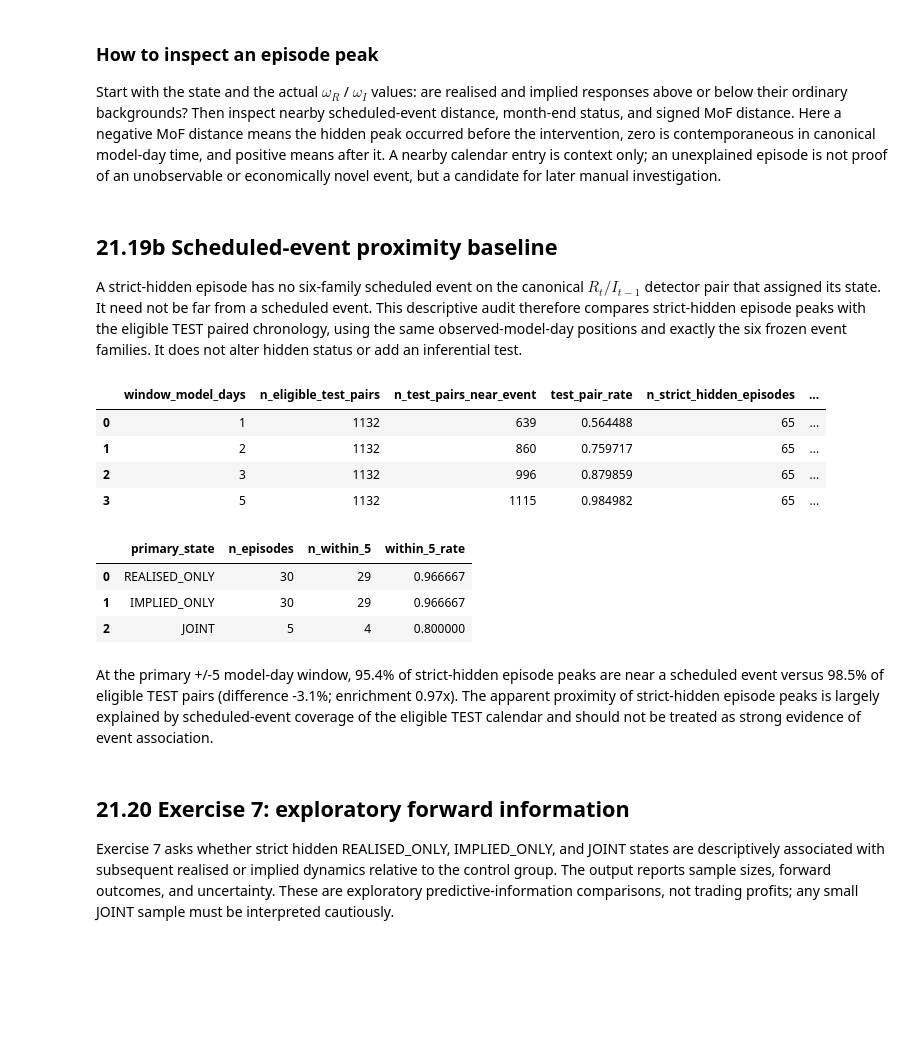
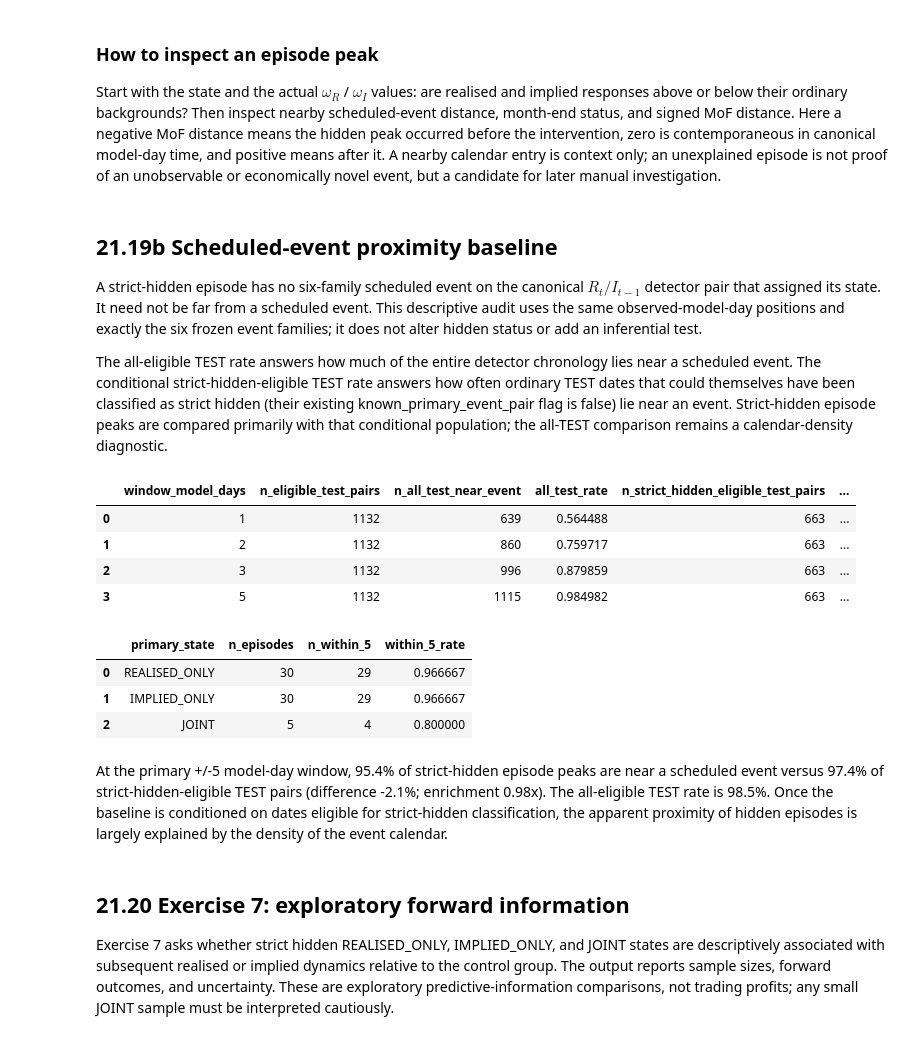
Before and after one commit to JivN24/HSBC-AN-RN, a Jupyter notebook: CODEWORK/Linus' Task Re-Do/21_empirical_hidden_event_discovery_and_signal_synthesis.ipynb, the cells around one changed output. Saved outputs shown, nothing was run; the diff lists cells and outputs as text; code cells hidden in the pictures; blank space fills up the shorter version.

Commit message:
21 markdown additions

```diff
--- a/CODEWORK/Linus' Task Re-Do/21_empirical_hidden_event_discovery_and_signal_synthesis.ipynb
+++ b/CODEWORK/Linus' Task Re-Do/21_empirical_hidden_event_discovery_and_signal_synthesis.ipynb
@@ -537,58 +948,67 @@ Start with the state and the actual $\omega_R$ / $\omega_I$ values: are realised
 # %% [markdown]
 ## 21.19b Scheduled-event proximity baseline
 
-A strict-hidden episode has no six-family scheduled event on the canonical $R_t/I_{t-1}$ detector pair that assigned its state. It need not be far from a scheduled event. This descriptive audit therefore compares strict-hidden episode peaks with the eligible TEST paired chronology, using the same observed-model-day positions and exactly the six frozen event families. It does not alter hidden status or add an inferential test.
+A strict-hidden episode has no six-family scheduled event on the canonical $R_t/I_{t-1}$ detector pair that assigned its state. It need not be far from a scheduled event. This descriptive audit uses the same observed-model-day positions and exactly the six frozen event families; it does not alter hidden status or add an inferential test.
+
+The all-eligible TEST rate answers how much of the entire detector chronology lies near a scheduled event. The conditional strict-hidden-eligible TEST rate answers how often ordinary TEST dates that could themselves have been classified as strict hidden (their existing known_primary_event_pair flag is false) lie near an event. Strict-hidden episode peaks are compared primarily with that conditional population; the all-TEST comparison remains a calendar-density diagnostic.
 # %%
 # Descriptive only: distances use the existing canonical observed model-day index.
 from IPython.display import Markdown
 strict_hidden_status_before_proximity = primary_candidate_days[['model_day','strict_hidden_candidate','primary_state']].copy()
-eligible_test_pairs = primary_test_scores[['model_day','canonical_index']].copy().reset_index(drop=True)
+eligible_test_pairs = primary_test_scores[['model_day','canonical_index','known_primary_event_pair']].copy().reset_index(drop=True)
 assert eligible_test_pairs['model_day'].is_unique and eligible_test_pairs['canonical_index'].is_unique
+assert eligible_test_pairs['known_primary_event_pair'].notna().all()
+strict_hidden_eligible_test_pairs = eligible_test_pairs.loc[eligible_test_pairs['known_primary_event_pair'].eq(False)].copy().reset_index(drop=True)
+assert len(strict_hidden_eligible_test_pairs) <= len(eligible_test_pairs)
+assert strict_hidden_eligible_test_pairs['known_primary_event_pair'].eq(False).all()
 event_positions = scheduled['canonical_index'].drop_duplicates().sort_values().to_numpy(dtype=int)
 assert len(event_positions) > 0
 
 def minimum_scheduled_event_distance(canonical_positions):
     canonical_positions = np.asarray(canonical_positions, dtype=int)
     return np.abs(canonical_positions[:, None] - event_positions[None, :]).min(axis=1)
 
 eligible_test_pairs['nearest_scheduled_event_distance_model_days'] = minimum_scheduled_event_distance(eligible_test_pairs['canonical_index'])
+strict_hidden_eligible_test_pairs['nearest_scheduled_event_distance_model_days'] = minimum_scheduled_event_distance(strict_hidden_eligible_test_pairs['canonical_index'])
 strict_hidden_episode_peaks = hidden_episode_economic_context[['hidden_episode_id','peak_day','primary_state','canonical_index']].copy()
 strict_hidden_episode_peaks['nearest_scheduled_event_distance_model_days'] = minimum_scheduled_event_distance(strict_hidden_episode_peaks['canonical_index'])
 baseline_rows = []
 for window in [1, 2, 3, 5]:
-    test_near = eligible_test_pairs['nearest_scheduled_event_distance_model_days'].le(window)
+    all_test_near = eligible_test_pairs['nearest_scheduled_event_distance_model_days'].le(window)
+    conditional_near = strict_hidden_eligible_test_pairs['nearest_scheduled_event_distance_model_days'].le(window)
     peak_near = strict_hidden_episode_peaks['nearest_scheduled_event_distance_model_days'].le(window)
-    test_rate = float(test_near.mean())
+    all_test_rate = float(all_test_near.mean())
+    conditional_rate = float(conditional_near.mean())
     peak_rate = float(peak_near.mean())
-    baseline_rows.append({'window_model_days': window, 'n_eligible_test_pairs': len(eligible_test_pairs), 'n_test_pairs_near_event': int(test_near.sum()), 'test_pair_rate': test_rate, 'n_strict_hidden_episodes': len(strict_hidden_episode_peaks), 'n_hidden_peaks_near_event': int(peak_near.sum()), 'hidden_peak_rate': peak_rate, 'rate_difference': peak_rate - test_rate, 'enrichment_ratio': (peak_rate / test_rate) if test_rate > 0 else np.nan})
+    baseline_rows.append({'window_model_days': window, 'n_eligible_test_pairs': len(eligible_test_pairs), 'n_all_test_near_event': int(all_test_near.sum()), 'all_test_rate': all_test_rate, 'n_strict_hidden_eligible_test_pairs': len(strict_hidden_eligible_test_pairs), 'n_strict_hidden_eligible_near_event': int(conditional_near.sum()), 'strict_hidden_eligible_rate': conditional_rate, 'n_strict_hidden_episodes': len(strict_hidden_episode_peaks), 'n_hidden_peaks_near_event': int(peak_near.sum()), 'hidden_peak_rate': peak_rate, 'hidden_minus_conditional_rate': peak_rate - conditional_rate, 'hidden_to_conditional_enrichment': (peak_rate / conditional_rate) if conditional_rate > 0 else np.nan, 'hidden_minus_all_test_rate': peak_rate - all_test_rate, 'hidden_to_all_test_enrichment': (peak_rate / all_test_rate) if all_test_rate > 0 else np.nan})
 scheduled_event_proximity_baseline = pd.DataFrame(baseline_rows)
 state_rows = []
 for state in ['REALISED_ONLY','IMPLIED_ONLY','JOINT']:
     state_peaks = strict_hidden_episode_peaks.loc[strict_hidden_episode_peaks['primary_state'].eq(state)]
     state_rows.append({'primary_state': state, 'n_episodes': len(state_peaks), 'n_within_5': int(state_peaks['nearest_scheduled_event_distance_model_days'].le(5).sum()), 'within_5_rate': float(state_peaks['nearest_scheduled_event_distance_model_days'].le(5).mean()) if len(state_peaks) else np.nan})
 scheduled_event_proximity_by_state = pd.DataFrame(state_rows)
-scheduled_event_proximity_audit = pd.DataFrame([{'uses_canonical_index': True, 'event_positions_are_panel_positions': set(event_positions).issubset(set(panel['canonical_index'])), 'n_eligible_test_pairs': len(eligible_test_pairs), 'n_strict_hidden_episode_peaks': len(strict_hidden_episode_peaks)}])
+scheduled_event_proximity_audit = pd.DataFrame([{'uses_canonical_index': True, 'event_positions_are_panel_positions': set(event_positions).issubset(set(panel['canonical_index'])), 'conditional_excludes_known_primary_event_pairs': strict_hidden_eligible_test_pairs['known_primary_event_pair'].eq(False).all(), 'conditional_uses_primary_test_eligible_pairs': set(strict_hidden_eligible_test_pairs['model_day']).issubset(set(primary_test_scores['model_day'])), 'n_eligible_test_pairs': len(eligible_test_pairs), 'n_strict_hidden_eligible_test_pairs': len(strict_hidden_eligible_test_pairs), 'n_strict_hidden_episode_peaks': len(strict_hidden_episode_peaks)}])
 display(scheduled_event_proximity_baseline)
 display(scheduled_event_proximity_by_state)
 window_five = scheduled_event_proximity_baseline.loc[scheduled_event_proximity_baseline['window_model_days'].eq(5)].iloc[0]
-if window_five['enrichment_ratio'] > 1.05:
-    proximity_interpretation = 'Strict-hidden episode peaks are more concentrated near scheduled events than eligible TEST pairs generally. This is descriptive and is consistent with anticipation, delayed adjustment, or persistent event responses; it does not establish causality.'
-elif window_five['enrichment_ratio'] < 0.95:
-    proximity_interpretation = 'Strict-hidden episode peaks are less concentrated near scheduled events than eligible TEST pairs generally. The raw proximity rate should therefore not be treated as evidence of a nearby scheduled-event association.'
+if window_five['hidden_to_conditional_enrichment'] > 1.05:
+    proximity_interpretation = 'After conditioning on dates eligible for strict-hidden classification, episode peaks remain more concentrated near scheduled macro events. This is consistent with anticipation, persistence, or delayed adjustment, but does not establish causality.'
+elif window_five['hidden_to_conditional_enrichment'] < 0.95:
+    proximity_interpretation = 'Strict-hidden episode peaks are not unusually concentrated near the scheduled-event calendar relative to otherwise eligible TEST dates.'
 else:
-    proximity_interpretation = 'The apparent proximity of strict-hidden episode peaks is largely explained by scheduled-event coverage of the eligible TEST calendar and should not be treated as strong evidence of event association.'
-display(Markdown(f"At the primary +/-5 model-day window, {window_five['hidden_peak_rate']:.1%} of strict-hidden episode peaks are near a scheduled event versus {window_five['test_pair_rate']:.1%} of eligible TEST pairs (difference {window_five['rate_difference']:.1%}; enrichment {window_five['enrichment_ratio']:.2f}x). {proximity_interpretation}"))
+    proximity_interpretation = 'Once the baseline is conditioned on dates eligible for strict-hidden classification, the apparent proximity of hidden episodes is largely explained by the density of the event calendar.'
+display(Markdown(f"At the primary +/-5 model-day window, {window_five['hidden_peak_rate']:.1%} of strict-hidden episode peaks are near a scheduled event versus {window_five['strict_hidden_eligible_rate']:.1%} of strict-hidden-eligible TEST pairs (difference {window_five['hidden_minus_conditional_rate']:.1%}; enrichment {window_five['hidden_to_conditional_enrichment']:.2f}x). The all-eligible TEST rate is {window_five['all_test_rate']:.1%}. {proximity_interpretation}"))
 # %% [output]
-|  | window_model_days | n_eligible_test_pairs | n_test_pairs_near_event | test_pair_rate | n_strict_hidden_episodes | ... |
-| 0 | 1 | 1132 | 639 | 0.564488 | 65 | ... |
-| 1 | 2 | 1132 | 860 | 0.759717 | 65 | ... |
-| 2 | 3 | 1132 | 996 | 0.879859 | 65 | ... |
-| 3 | 5 | 1132 | 1115 | 0.984982 | 65 | ... |
+|  | window_model_days | n_eligible_test_pairs | n_all_test_near_event | all_test_rate | n_strict_hidden_eligible_test_pairs | ... |
+| 0 | 1 | 1132 | 639 | 0.564488 | 663 | ... |
+| 1 | 2 | 1132 | 860 | 0.759717 | 663 | ... |
+| 2 | 3 | 1132 | 996 | 0.879859 | 663 | ... |
+| 3 | 5 | 1132 | 1115 | 0.984982 | 663 | ... |
 |  | primary_state | n_episodes | n_within_5 | within_5_rate |
 | 0 | REALISED_ONLY | 30 | 29 | 0.966667 |
 | 1 | IMPLIED_ONLY | 30 | 29 | 0.966667 |
 | 2 | JOINT | 5 | 4 | 0.800000 |
-At the primary +/-5 model-day window, 95.4% of strict-hidden episode peaks are near a scheduled event versus 98.5% of eligible TEST pairs (difference -3.1%; enrichment 0.97x). The apparent proximity of strict-hidden episode peaks is largely explained by scheduled-event coverage of the eligible TEST calendar and should not be treated as strong evidence of event association.
+At the primary +/-5 model-day window, 95.4% of strict-hidden episode peaks are near a scheduled event versus 97.4% of strict-hidden-eligible TEST pairs (difference -2.1%; enrichment 0.98x). The all-eligible TEST rate is 98.5%. Once the baseline is conditioned on dates eligible for strict-hidden classification, the apparent proximity of hidden episodes is largely explained by the density of the event calendar.
 # %% [markdown]
 ## 21.20 Exercise 7: exploratory forward information
 
```
Also changed, not shown: parts of 13 cells of this notebook, 1 other file.
